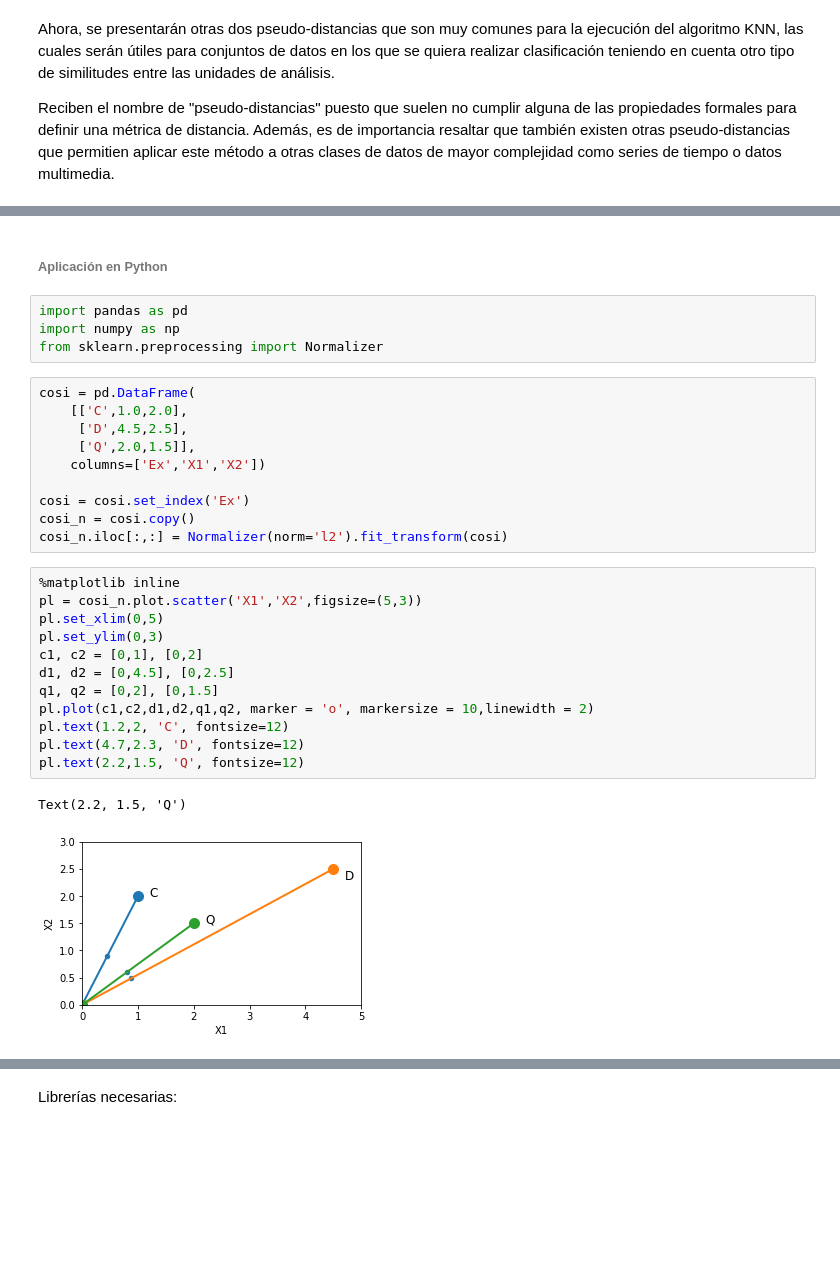
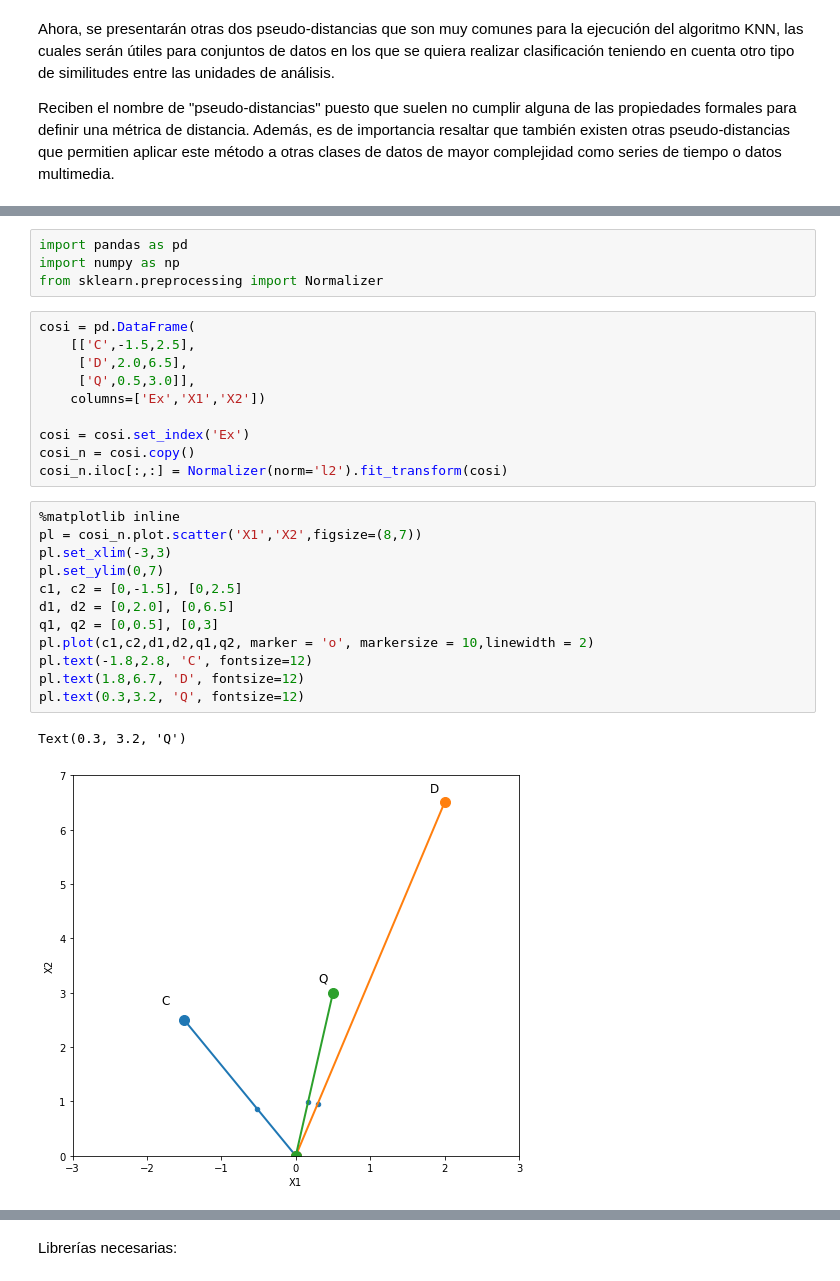
Before and after one commit to StefaniaRojas/Mineria-de-datos, a Jupyter notebook: Trabajo_Minería.ipynb, the cells around one changed output, grey strips where cells are left out. Saved outputs shown, nothing was run; the diff lists cells and outputs as text; blank space fills up the shorter version.

```diff
--- a/Trabajo_Minería.ipynb
+++ b/Trabajo_Minería.ipynb
@@ -262,14 +282,12 @@ Fuente: [wiki](https://hmong.es/wiki/Cosine_similarity)
-# %% [markdown]
-###### **Aplicación en Python**
 # %%
 import pandas as pd
 import numpy as np
 from sklearn.preprocessing import Normalizer
 # %%
 cosi = pd.DataFrame(
-    [['C',1.0,2.0],
-     ['D',4.5,2.5],
-     ['Q',2.0,1.5]],
+    [['C',-1.5,2.5],
+     ['D',2.0,6.5],
+     ['Q',0.5,3.0]],
     columns=['Ex','X1','X2'])
 
 cosi = cosi.set_index('Ex')
@@ -277,17 +295,17 @@ cosi_n = cosi.copy()
 cosi_n.iloc[:,:] = Normalizer(norm='l2').fit_transform(cosi)
 # %%
 %matplotlib inline
-pl = cosi_n.plot.scatter('X1','X2',figsize=(5,3))
-pl.set_xlim(0,5)
-pl.set_ylim(0,3)
-c1, c2 = [0,1], [0,2]
-d1, d2 = [0,4.5], [0,2.5]
-q1, q2 = [0,2], [0,1.5]
+pl = cosi_n.plot.scatter('X1','X2',figsize=(8,7))
+pl.set_xlim(-3,3)
+pl.set_ylim(0,7)
+c1, c2 = [0,-1.5], [0,2.5]
+d1, d2 = [0,2.0], [0,6.5]
+q1, q2 = [0,0.5], [0,3]
 pl.plot(c1,c2,d1,d2,q1,q2, marker = 'o', markersize = 10,linewidth = 2)
-pl.text(1.2,2, 'C', fontsize=12)
-pl.text(4.7,2.3, 'D', fontsize=12)
-pl.text(2.2,1.5, 'Q', fontsize=12)
+pl.text(-1.8,2.8, 'C', fontsize=12)
+pl.text(1.8,6.7, 'D', fontsize=12)
+pl.text(0.3,3.2, 'Q', fontsize=12)
 # %% [output]
-Text(2.2, 1.5, 'Q')
+Text(0.3, 3.2, 'Q')
-[figure, old version]
+[figure, new version]
 # %% [markdown]
```
Also changed, not shown: parts of 175 cells of this notebook.
